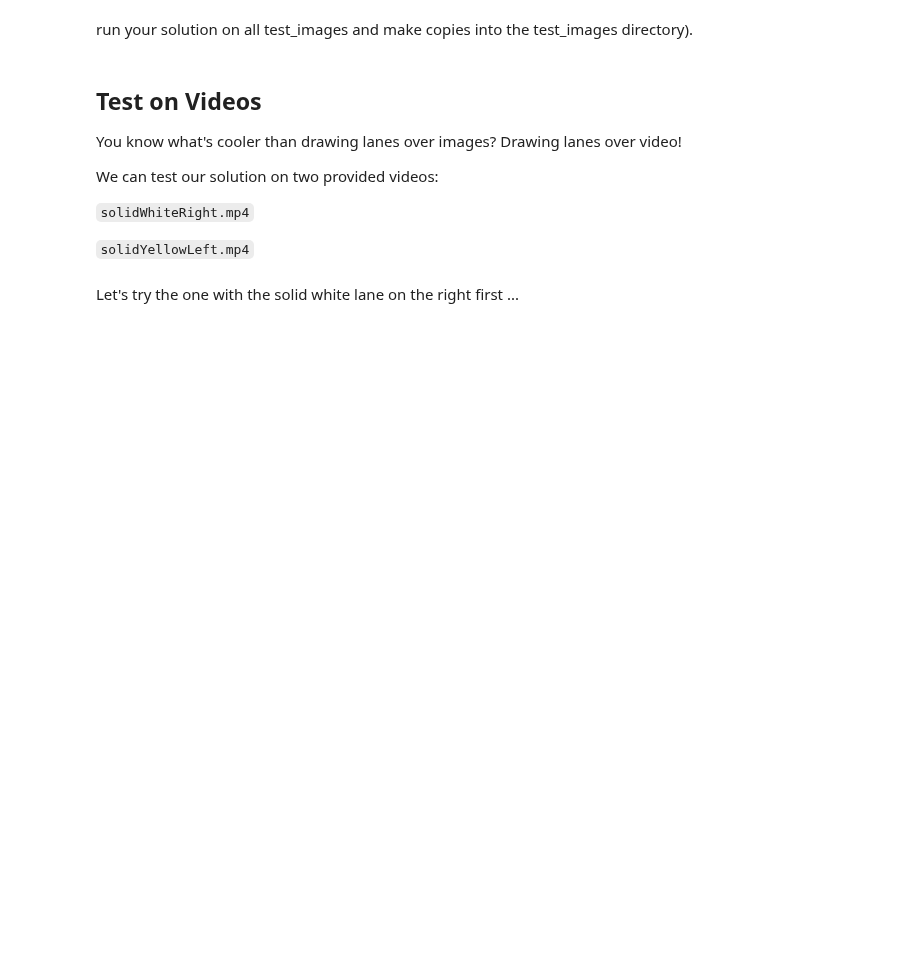
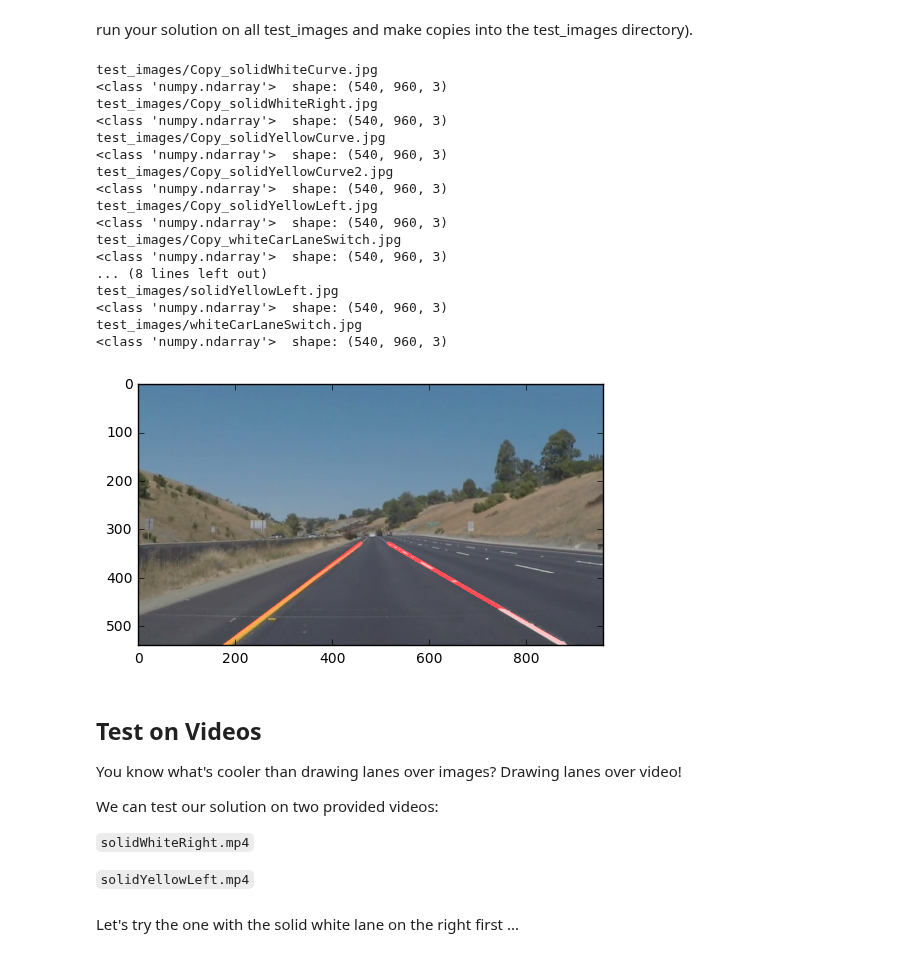
Before and after one commit to udacity/CarND-LaneLines-P1, a Jupyter notebook: P1.ipynb, the cells around one changed output. Drawn from its saved outputs; the diff is of its cells as text; code cells hidden in the pictures; blank space fills up the shorter version.

```diff
--- a/P1.ipynb
+++ b/P1.ipynb
@@ -177,3 +243,57 @@ run your solution on all test_images and make copies into the test_images direct
+# %%
+# TODO: Build your pipeline that will draw lane lines on the test_images
+# then save them to the test_images directory.
+dir_name = "test_images/"
+image_file_names_array = os.listdir(dir_name)
+for img_name in image_file_names_array:
+    image = mpimg.imread(dir_name+img_name)
+    imshape = image.shape
+    print(dir_name+img_name)
+    print(type(image), ' shape:', imshape)
+
+    # find edges
+    img_gray_blur = gaussian_blur(grayscale(image), 3)
+
+    img_edge = canny(img_gray_blur, low_threshold = 50, high_threshold = 150)
+
+    #prepare region mask
+    y_top = imshape[0]/2 + imshape[0]/9
+    x_cntr_offset = imshape[1]/19
+    y_bot_offset = imshape[0]/13
+    vertices = np.array([[(0+y_bot_offset, imshape[0]-y_bot_offset), \
+                          (imshape[1]/2 - x_cntr_offset, y_top), \
+                          (imshape[1]/2 + x_cntr_offset, y_top), \
+                          (imshape[1]-y_bot_offset,imshape[0]-y_bot_offset)]], \
+                        dtype=np.int32)
+    #print(vertices)
+    img_edge_masked = region_of_interest(img_edge, vertices)
+
+    # hough transform
+    img_hough = hough_lines(img_edge_masked, rho = 2, theta = np.pi/180, threshold = 15, min_line_len = 30, max_line_gap = 15, verts = vertices)
+    # results
+    img_result = weighted_img(img_hough, image)
+    cv2.imwrite(dir_name+'Copy_'+img_name, cv2.cvtColor(img_result, cv2.COLOR_BGR2RGB))
+    #plt.imshow(img_edge_masked, cmap='gray')
+    plt.imshow(img_result)
+# %% [output]
+test_images/Copy_solidWhiteCurve.jpg
+<class 'numpy.ndarray'>  shape: (540, 960, 3)
+test_images/Copy_solidWhiteRight.jpg
+<class 'numpy.ndarray'>  shape: (540, 960, 3)
+test_images/Copy_solidYellowCurve.jpg
+<class 'numpy.ndarray'>  shape: (540, 960, 3)
+test_images/Copy_solidYellowCurve2.jpg
+<class 'numpy.ndarray'>  shape: (540, 960, 3)
+test_images/Copy_solidYellowLeft.jpg
+<class 'numpy.ndarray'>  shape: (540, 960, 3)
+test_images/Copy_whiteCarLaneSwitch.jpg
+<class 'numpy.ndarray'>  shape: (540, 960, 3)
+... (8 lines left out)
+test_images/solidYellowLeft.jpg
+<class 'numpy.ndarray'>  shape: (540, 960, 3)
+test_images/whiteCarLaneSwitch.jpg
+<class 'numpy.ndarray'>  shape: (540, 960, 3)
+[figure, added]
 # %% [markdown]
 ## Test on Videos
 
```
Also changed, not shown: parts of 12 cells of this notebook.
